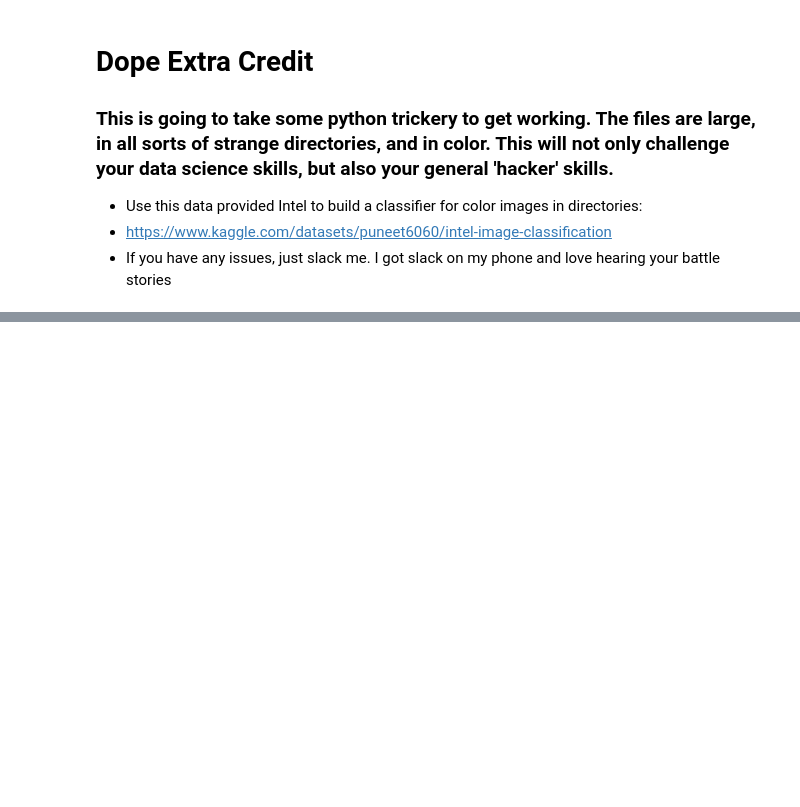
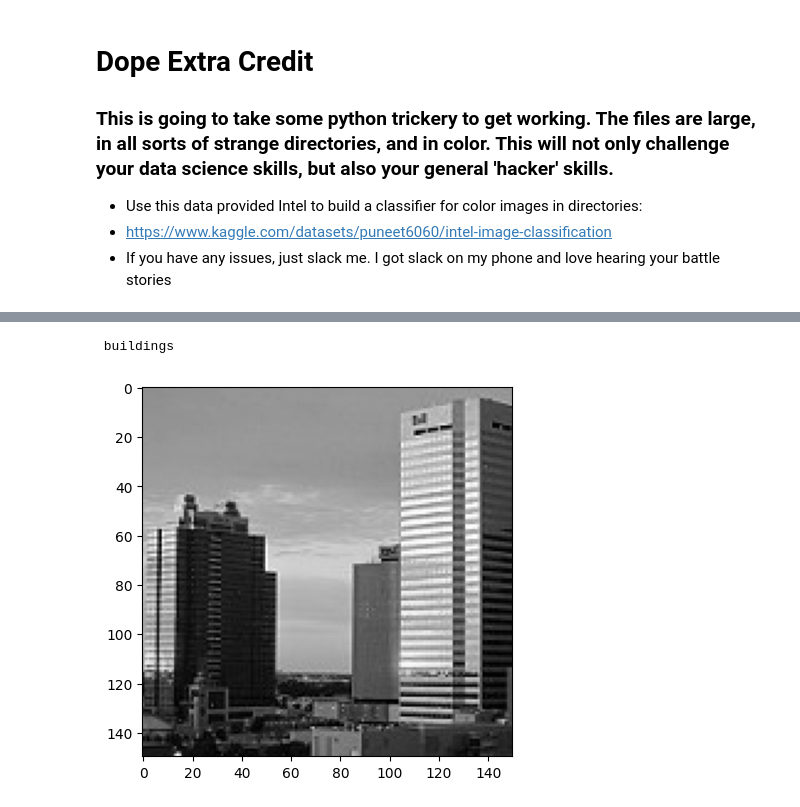
Before and after one commit to 112523chen/2022-fall-data-science, a Jupyter notebook: Week-06-Image-Classification/Image-Classification-Exercise.ipynb, the cells around one changed output, grey strips where cells are left out. Saved outputs shown, nothing was run; the diff lists cells and outputs as text; code cells hidden in the pictures; blank space fills up the shorter version.

```diff
--- a/Week-06-Image-Classification/Image-Classification-Exercise.ipynb
+++ b/Week-06-Image-Classification/Image-Classification-Exercise.ipynb
@@ -352,0 +391,6 @@ RandomForest model did the best and MultinomialNB model did the worst.
+# %%
+train_df = get_df('seg_train')
+test_df = get_df('seg_test')
+df = pd.concat([train_df,test_df])
+
+df.head()
@@ -352,0 +405,2 @@ RandomForest model did the best and MultinomialNB model did the worst.
+# %%
+rf2 = run_model(RandomForestClassifier(), df, 0.2)
@@ -352,0 +426,10 @@ RandomForest model did the best and MultinomialNB model did the worst.
+# %%
+path = "seg_pred/seg_pred/5.jpg"
+img_array = np.array(Image.open(path).convert('L'))
+plt.imshow(img_array, cmap="gray")
+answer = rf2.predict(img_array.reshape(1, 150*150))[0]
+
+print("\n",answer)
+# %% [output]
+ buildings
+[figure, added]
```
Also changed, not shown: parts of 9 cells of this notebook.
